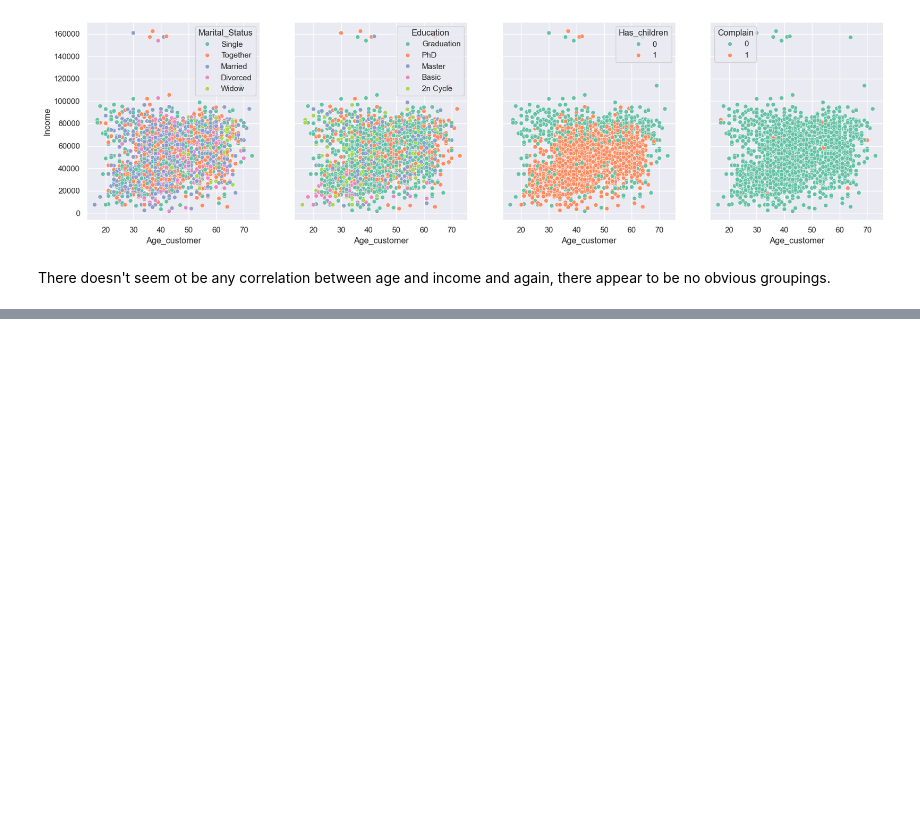
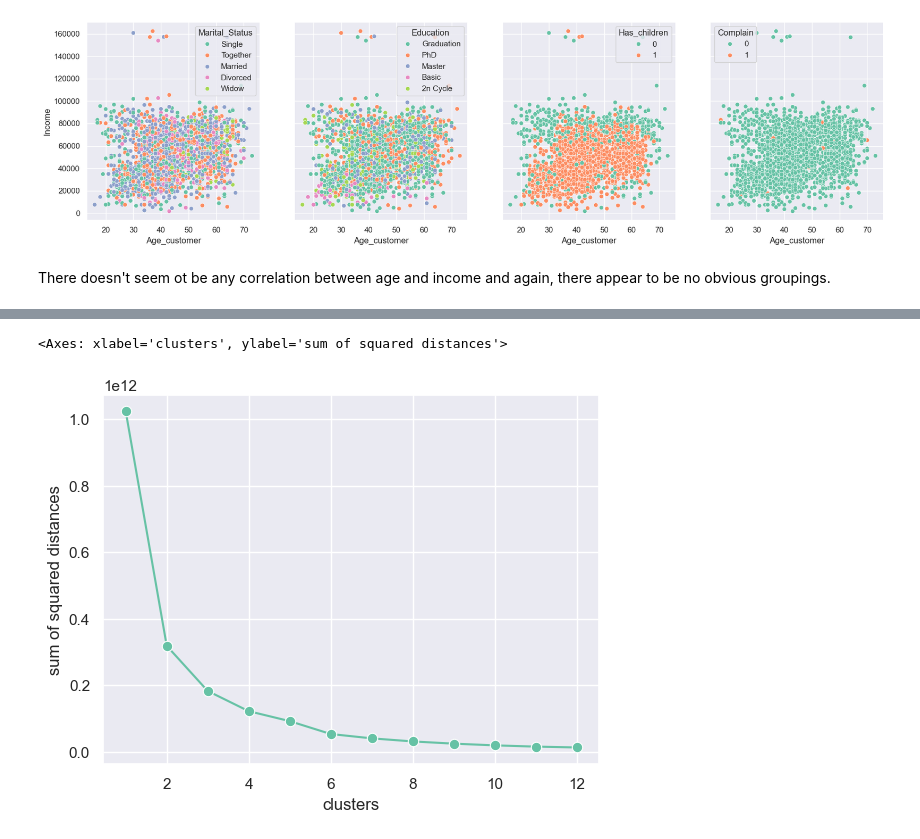
Before and after one commit to windc-888/Customer-segmentation, a Jupyter notebook: code.ipynb, the cells around one changed output, grey strips where cells are left out. Cells and saved outputs as stored; diff of their text form; code cells hidden in the pictures; blank space fills up the shorter version.

Commit message:
K-means clustering completed.

```diff
--- a/code.ipynb
+++ b/code.ipynb
@@ -304,0 +305,12 @@ There doesn't seem ot be any correlation between age and income and again, there
+# %%
+##-------- PERFORMING K-MEANS CLUSTERING -------##
+
+# Removing unrequired columns for clustering
+reduced_data = data.drop(columns=["Year_Birth", "Dt_Customer"])
+
+# Encoding categorical variables using one-hot encoding
+ct = ColumnTransformer(transformers=[('encoder', OneHotEncoder(), [0,1]),], remainder='passthrough')
+new_data = ct.fit_transform(reduced_data)
+
+for i in enumerate(ct.get_feature_names_out()):
+    print(i)
@@ -304,0 +335,7 @@ There doesn't seem ot be any correlation between age and income and again, there
+# %%
+# One-hot encoding increases data dimensionality, so we will scale the data next
+sc = ColumnTransformer(transformers=[('scaler', StandardScaler(), slice(11, 28))], remainder='passthrough')
+scaled_data = sc.fit_transform(new_data)
+
+print(new_data[1,:])
+print(scaled_data[1,:])
@@ -304,0 +355,23 @@ There doesn't seem ot be any correlation between age and income and again, there
+# %%
+# Function to find optimal cluster number for model
+def try_different_clusters(K, data):
+
+    cluster_values = list(range(1, K+1))
+    inertias=[]
+
+    for c in cluster_values:
+        model = KMeans(n_clusters = c,init='k-means++',max_iter=400,random_state=42)
+        model.fit(data)
+        inertias.append(model.inertia_)
+
+    return inertias
+# %%
+# New dataframe to store values
+outputs = try_different_clusters(12, scaled_data)
+distances = pd.DataFrame({"clusters": list(range(1, 13)),"sum of squared distances": outputs})
+
+# Visualising in line plot to find ideal number of clusters
+sns.lineplot(distances, x="clusters", y="sum of squared distances", marker=".", markersize="15")
+# %% [output]
+<Axes: xlabel='clusters', ylabel='sum of squared distances'>
+[figure, added]
```
Also changed, not shown: parts of 7 cells of this notebook.
